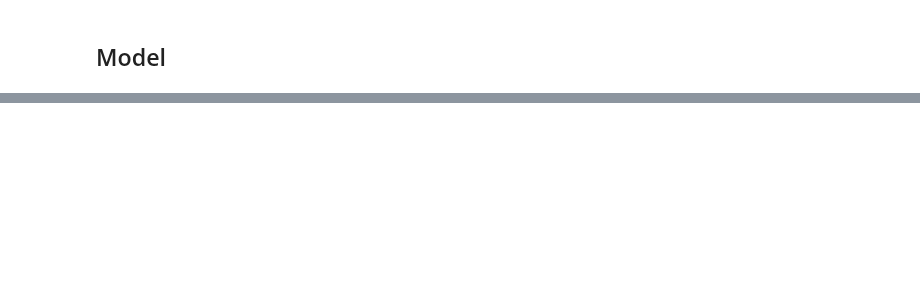
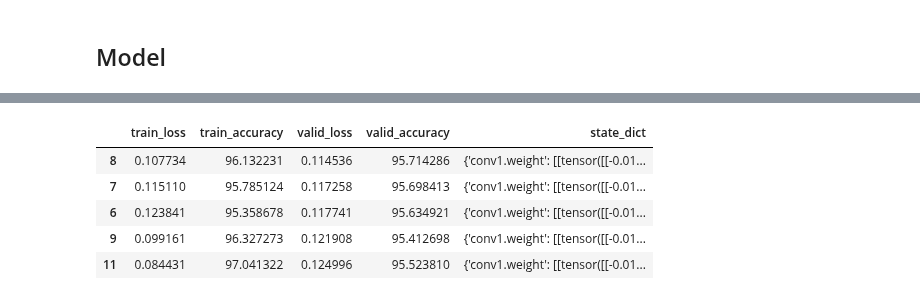
Before and after one commit to talanthier/WildfireDetection, a Jupyter notebook: notebooks/modeling_02.ipynb, the cells around one changed output, grey strips where cells are left out. Saved outputs shown, nothing was run; the diff lists cells and outputs as text; code cells hidden in the pictures; blank space fills up the shorter version.

```diff
--- a/notebooks/modeling_02.ipynb
+++ b/notebooks/modeling_02.ipynb
@@ -66,0 +169,9 @@ class CNN(nn.Module):
+# %%
+df_loss.sort_values('valid_loss', ascending = True).head(5)
+# %% [output]
+|  | train_loss | train_accuracy | valid_loss | valid_accuracy | state_dict |
+| 8 | 0.107734 | 96.132231 | 0.114536 | 95.714286 | {'conv1.weight': [[tensor([[-0.01... |
+| 7 | 0.115110 | 95.785124 | 0.117258 | 95.698413 | {'conv1.weight': [[tensor([[-0.01... |
+| 6 | 0.123841 | 95.358678 | 0.117741 | 95.634921 | {'conv1.weight': [[tensor([[-0.01... |
+| 9 | 0.099161 | 96.327273 | 0.121908 | 95.412698 | {'conv1.weight': [[tensor([[-0.01... |
+| 11 | 0.084431 | 97.041322 | 0.124996 | 95.523810 | {'conv1.weight': [[tensor([[-0.01... |
```
Also changed, not shown: parts of 7 cells of this notebook, 3 other files.
